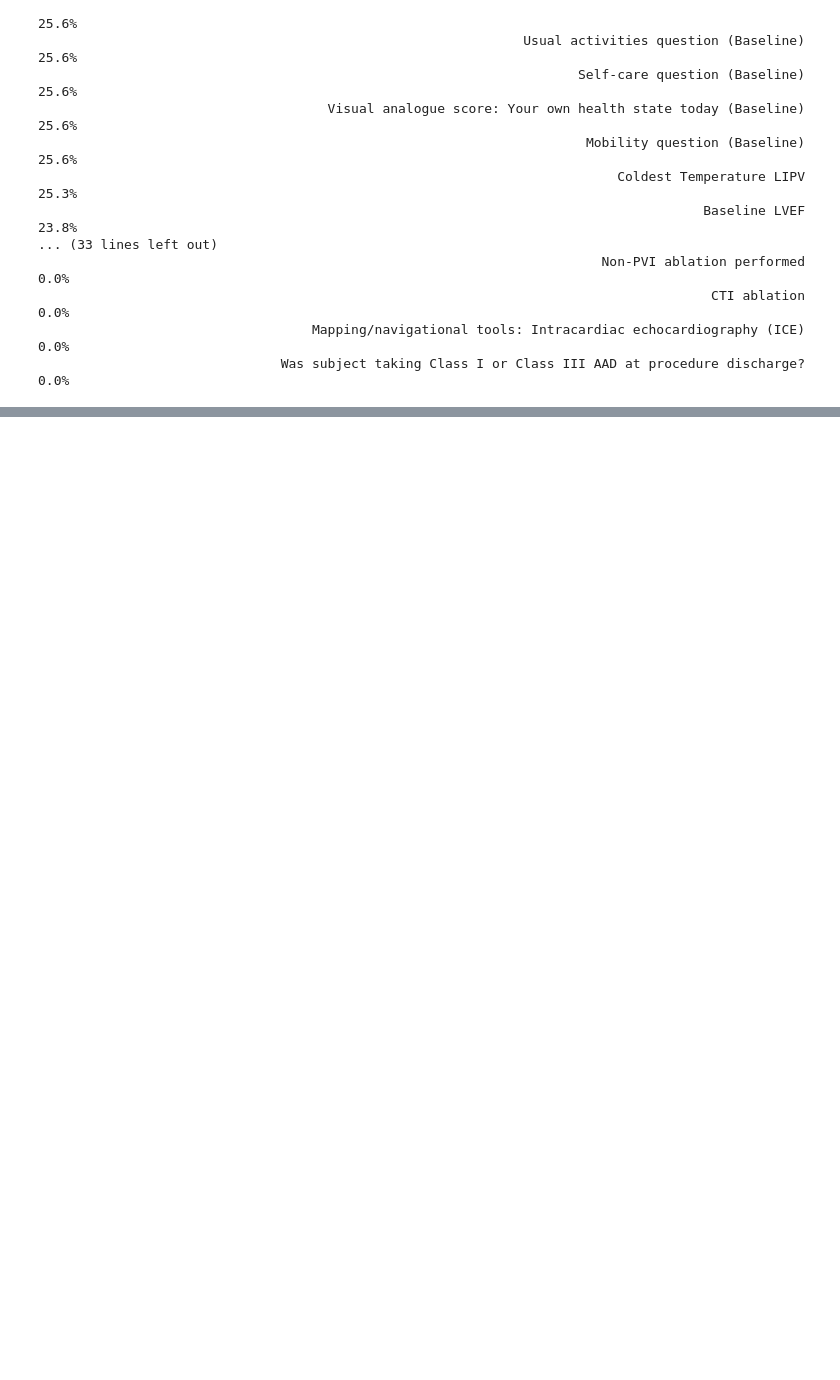
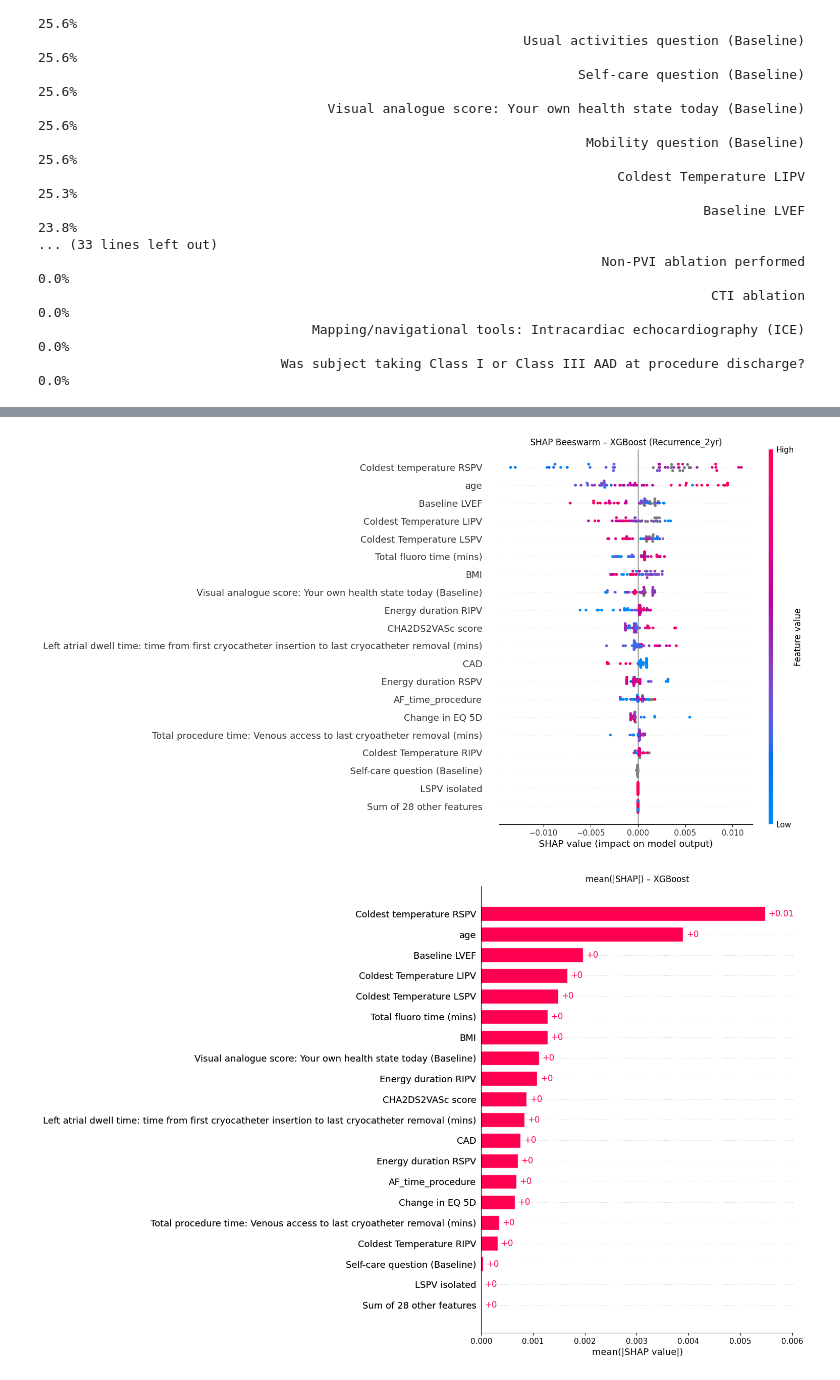
Before and after one commit to lochieh19798/Data-analysis, a Jupyter notebook: Figure2mod.ipynb, the cells around one changed output, grey strips where cells are left out. Drawn from its saved outputs; the diff is of its cells as text; code cells hidden in the pictures; blank space fills up the shorter version.

```diff
--- a/Figure2mod.ipynb
+++ b/Figure2mod.ipynb
@@ -1205,25 +1254,32 @@ print(f"Best F1={f1s[opt_idx]:.3f} at threshold={thresholds[opt_idx]:.2f}")
 # %%
-# ╔═╡ Cell 11 – SHAP summary plots for XGBoost ─══════════════════════╗
+# ╔═╡ Cell 10.4 – SHAP summary (model-agnostic) ─────────────────══════╗
 import shap
 import matplotlib.pyplot as plt
 
-# 1) Build a SHAP Explainer on your training set
-explainer = shap.Explainer(models["XGBoost"], X_train)
+# 1) Make a simple function that takes a DataFrame X and returns P(y=1)
+def model_proba(df):
+    return models["XGBoost"].predict_proba(df)[:, 1]
 
-# 2) Compute SHAP values on the test set: this returns an Explanation object
+# 2) Build the explainer on your training DataFrame
+explainer = shap.Explainer(model_proba, X_train)
+
+# 3) Compute SHAP values on your held-out test set
 shap_values = explainer(X_test)
 
-# 3) Beeswarm (dot) plot of per‐sample SHAP values
+# 4) Beeswarm (dot) summary
 plt.figure(figsize=(10, 6))
 shap.plots.beeswarm(shap_values, max_display=20, show=False)
 plt.title("SHAP Beeswarm – XGBoost (Recurrence_2yr)")
 plt.tight_layout()
 plt.show()
 
-# 4) Bar plot of mean(|SHAP|) for each feature
+# 5) Bar plot of mean(|SHAP|)
 plt.figure(figsize=(6, 8))
 shap.plots.bar(shap_values, max_display=20, show=False)
 plt.title("mean(|SHAP|) – XGBoost")
 plt.tight_layout()
 plt.show()
+# %% [output]
+[figure, added]
+[figure, added]
 # %%
```
Also changed, not shown: parts of 26 cells of this notebook.
